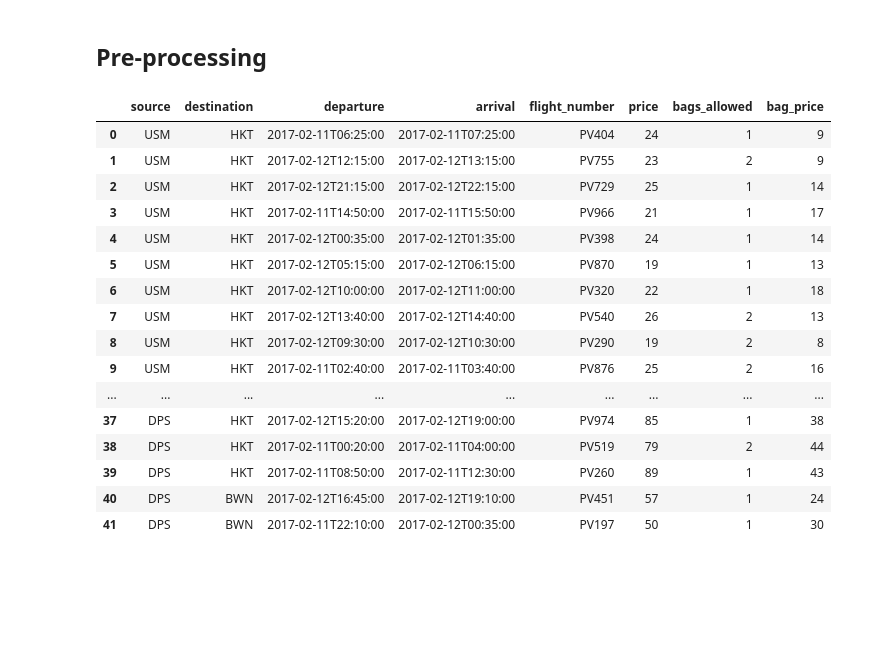
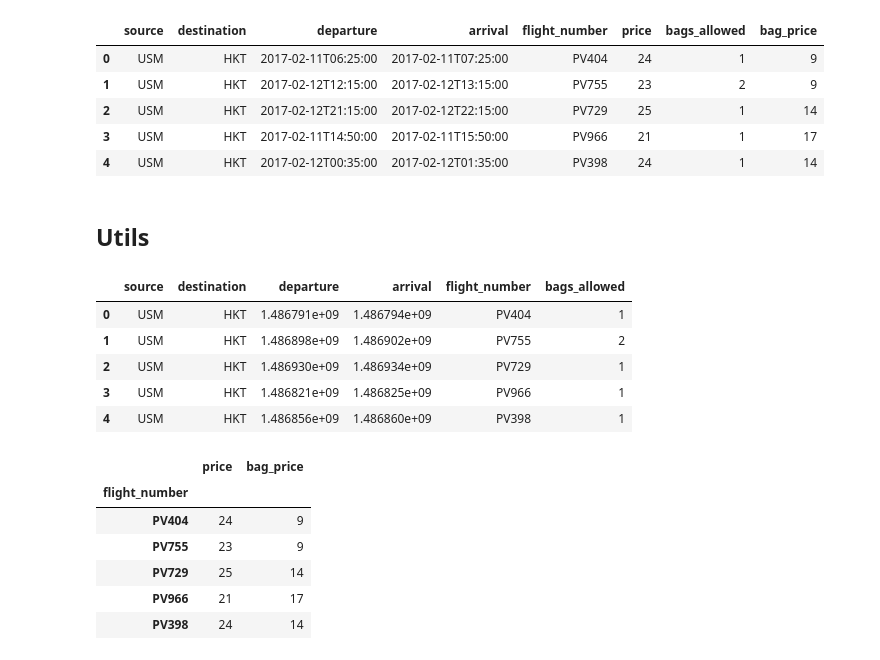
Before and after one commit to KuboBahyl/ML-projects, a Jupyter notebook: kiwi-barcelona/solution.ipynb, the cells around one changed output. Drawn from its saved outputs; the diff is of its cells as text; code cells hidden in the pictures; blank space fills up the shorter version.

```diff
--- a/kiwi-barcelona/solution.ipynb
+++ b/kiwi-barcelona/solution.ipynb
@@ -4,24 +5,13 @@ from datetime import datetime
 # %%
-flights = pd.read_csv('flights.csv', delimiter=';')
+flights_all = pd.read_csv('flights.csv', delimiter=';')
-# %% [markdown]
-## Pre-processing
-# %%
-flights
-# %% [output]
-|  | source | destination | departure | arrival | flight_number | price | bags_allowed | bag_price |
-| 0 | USM | HKT | 2017-02-11T06:25:00 | 2017-02-11T07:25:00 | PV404 | 24 | 1 | 9 |
-| 1 | USM | HKT | 2017-02-12T12:15:00 | 2017-02-12T13:15:00 | PV755 | 23 | 2 | 9 |
-| 2 | USM | HKT | 2017-02-12T21:15:00 | 2017-02-12T22:15:00 | PV729 | 25 | 1 | 14 |
-| 3 | USM | HKT | 2017-02-11T14:50:00 | 2017-02-11T15:50:00 | PV966 | 21 | 1 | 17 |
-| 4 | USM | HKT | 2017-02-12T00:35:00 | 2017-02-12T01:35:00 | PV398 | 24 | 1 | 14 |
-| 5 | USM | HKT | 2017-02-12T05:15:00 | 2017-02-12T06:15:00 | PV870 | 19 | 1 | 13 |
-| 6 | USM | HKT | 2017-02-12T10:00:00 | 2017-02-12T11:00:00 | PV320 | 22 | 1 | 18 |
-| 7 | USM | HKT | 2017-02-12T13:40:00 | 2017-02-12T14:40:00 | PV540 | 26 | 2 | 13 |
-| 8 | USM | HKT | 2017-02-12T09:30:00 | 2017-02-12T10:30:00 | PV290 | 19 | 2 | 8 |
-| 9 | USM | HKT | 2017-02-11T02:40:00 | 2017-02-11T03:40:00 | PV876 | 25 | 2 | 16 |
-| ... | ... | ... | ... | ... | ... | ... | ... | ... |
-| 37 | DPS | HKT | 2017-02-12T15:20:00 | 2017-02-12T19:00:00 | PV974 | 85 | 1 | 38 |
-| 38 | DPS | HKT | 2017-02-11T00:20:00 | 2017-02-11T04:00:00 | PV519 | 79 | 2 | 44 |
-| 39 | DPS | HKT | 2017-02-11T08:50:00 | 2017-02-11T12:30:00 | PV260 | 89 | 1 | 43 |
-| 40 | DPS | BWN | 2017-02-12T16:45:00 | 2017-02-12T19:10:00 | PV451 | 57 | 1 | 24 |
-| 41 | DPS | BWN | 2017-02-11T22:10:00 | 2017-02-12T00:35:00 | PV197 | 50 | 1 | 30 |
+# %%
+flights_all.head()
+# %% [output]
+|  | source | destination | departure | arrival | flight_number | price | bags_allowed | bag_price |
+| 0 | USM | HKT | 2017-02-11T06:25:00 | 2017-02-11T07:25:00 | PV404 | 24 | 1 | 9 |
+| 1 | USM | HKT | 2017-02-12T12:15:00 | 2017-02-12T13:15:00 | PV755 | 23 | 2 | 9 |
+| 2 | USM | HKT | 2017-02-12T21:15:00 | 2017-02-12T22:15:00 | PV729 | 25 | 1 | 14 |
+| 3 | USM | HKT | 2017-02-11T14:50:00 | 2017-02-11T15:50:00 | PV966 | 21 | 1 | 17 |
+| 4 | USM | HKT | 2017-02-12T00:35:00 | 2017-02-12T01:35:00 | PV398 | 24 | 1 | 14 |
+# %% [markdown]
+## Utils
@@ -27,0 +96,20 @@ flights
+# %%
+prices, flights = preprocess(flights_all)
+flights.head()
+# %% [output]
+|  | source | destination | departure | arrival | flight_number | bags_allowed |
+| 0 | USM | HKT | 1.486791e+09 | 1.486794e+09 | PV404 | 1 |
+| 1 | USM | HKT | 1.486898e+09 | 1.486902e+09 | PV755 | 2 |
+| 2 | USM | HKT | 1.486930e+09 | 1.486934e+09 | PV729 | 1 |
+| 3 | USM | HKT | 1.486821e+09 | 1.486825e+09 | PV966 | 1 |
+| 4 | USM | HKT | 1.486856e+09 | 1.486860e+09 | PV398 | 1 |
+# %%
+prices.head()
+# %% [output]
+|  | price | bag_price |
+| flight_number |  |  |
+| PV404 | 24 | 9 |
+| PV755 | 23 | 9 |
+| PV729 | 25 | 14 |
+| PV966 | 21 | 17 |
+| PV398 | 24 | 14 |
```
Also changed, not shown: parts of 5 cells of this notebook, 1 other file.
